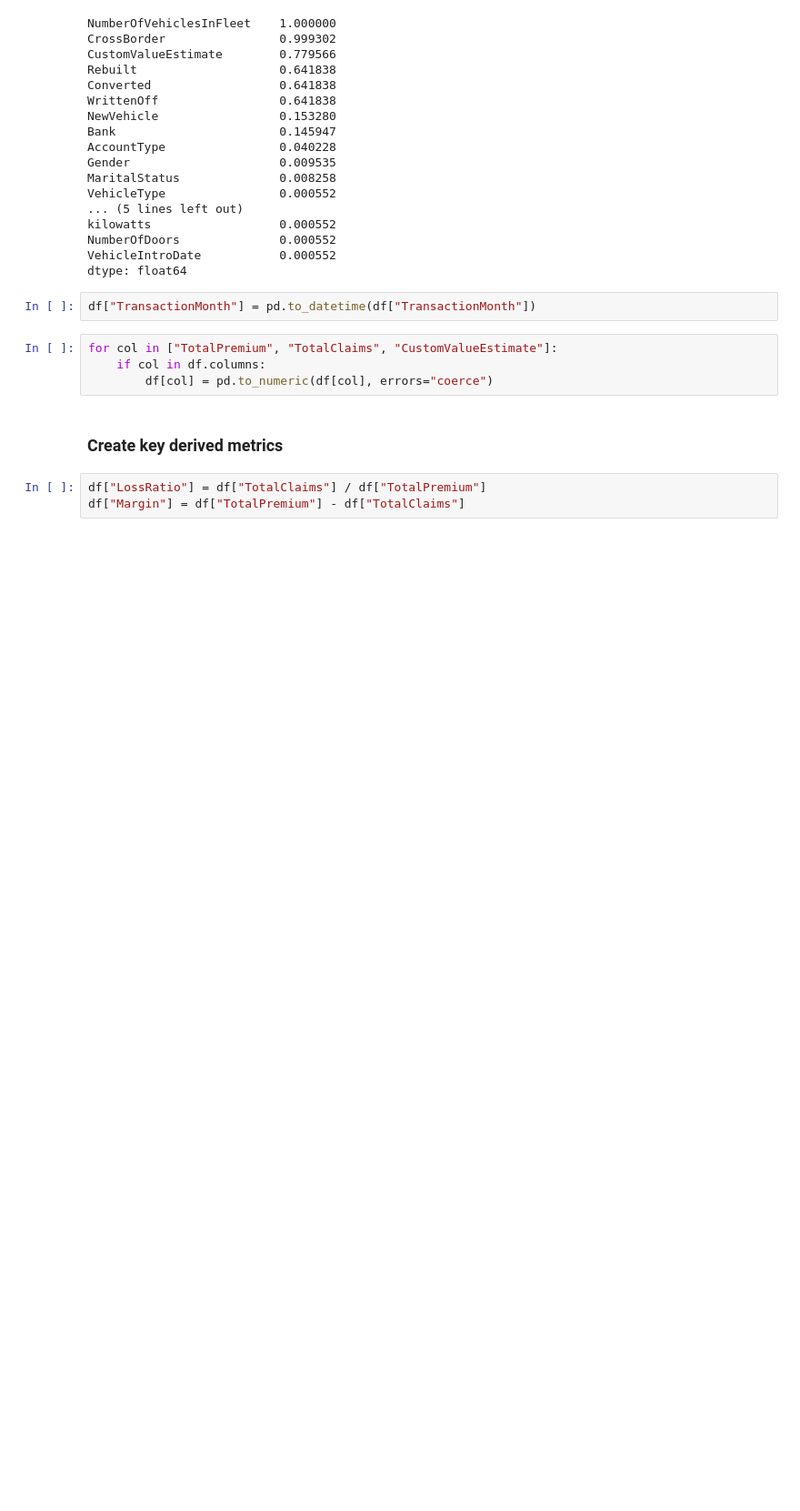
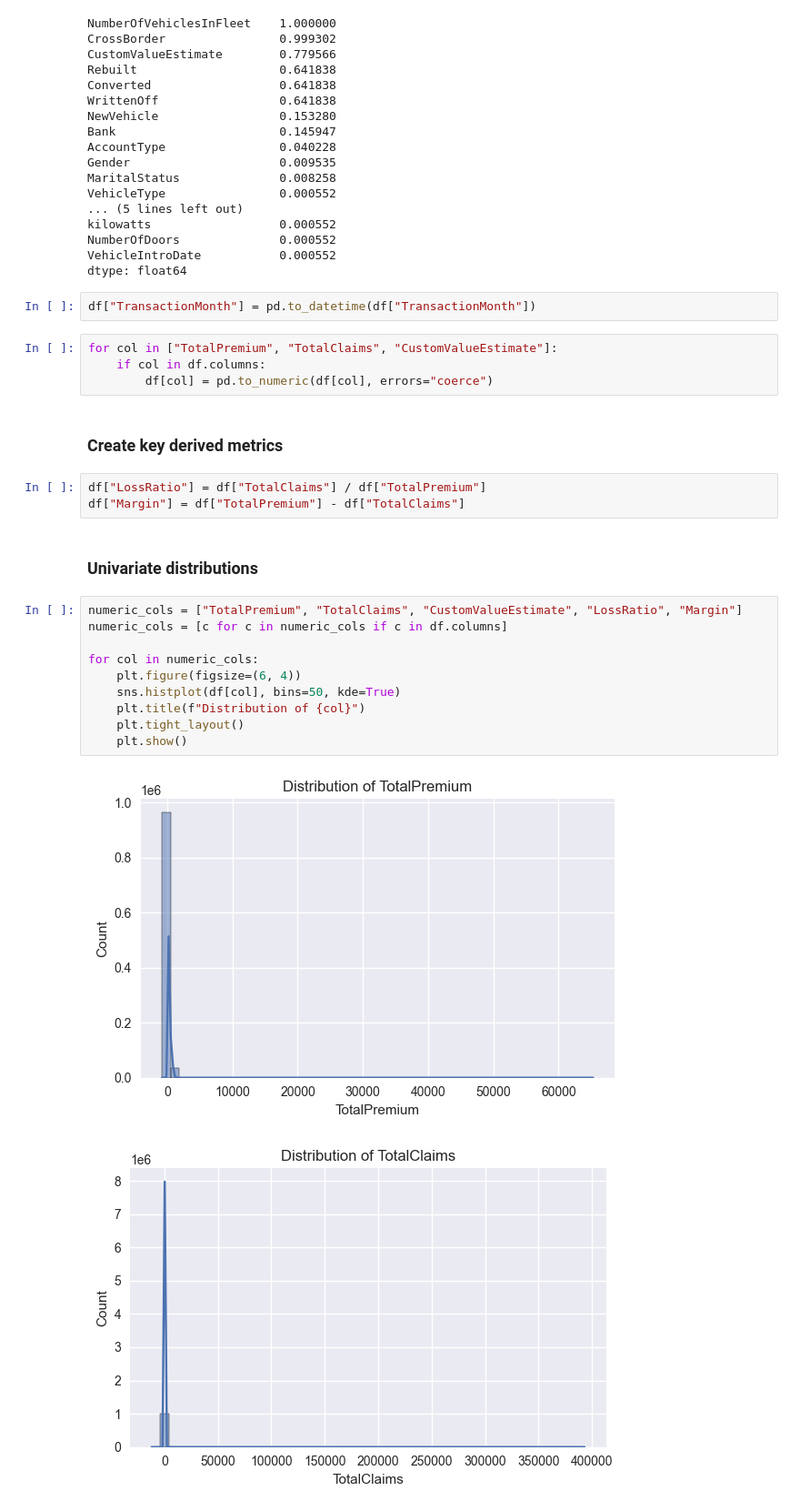
Before and after one commit to biyavani/10-academy-week-3, a Jupyter notebook: notebooks/task_1_eda.ipynb, the cells around one changed output. Shown: that part at 91% size. Drawn from its saved outputs; the diff is of its cells as text; blank space fills up the shorter version.

Commit message:
chore: add univariate plots

```diff
--- a/notebooks/task_1_eda.ipynb
+++ b/notebooks/task_1_eda.ipynb
@@ -128,3 +130,18 @@ for col in ["TotalPremium", "TotalClaims", "CustomValueEstimate"]:
 # %%
 df["LossRatio"] = df["TotalClaims"] / df["TotalPremium"]
 df["Margin"] = df["TotalPremium"] - df["TotalClaims"]
+# %% [markdown]
+### Univariate distributions
+# %%
+numeric_cols = ["TotalPremium", "TotalClaims", "CustomValueEstimate", "LossRatio", "Margin"]
+numeric_cols = [c for c in numeric_cols if c in df.columns]
+
+for col in numeric_cols:
+    plt.figure(figsize=(6, 4))
+    sns.histplot(df[col], bins=50, kde=True)
+    plt.title(f"Distribution of {col}")
+    plt.tight_layout()
+    plt.show()
+# %% [output]
+[figure, added]
+[figure, added]
```
Also changed, not shown: parts of 12 cells of this notebook.
